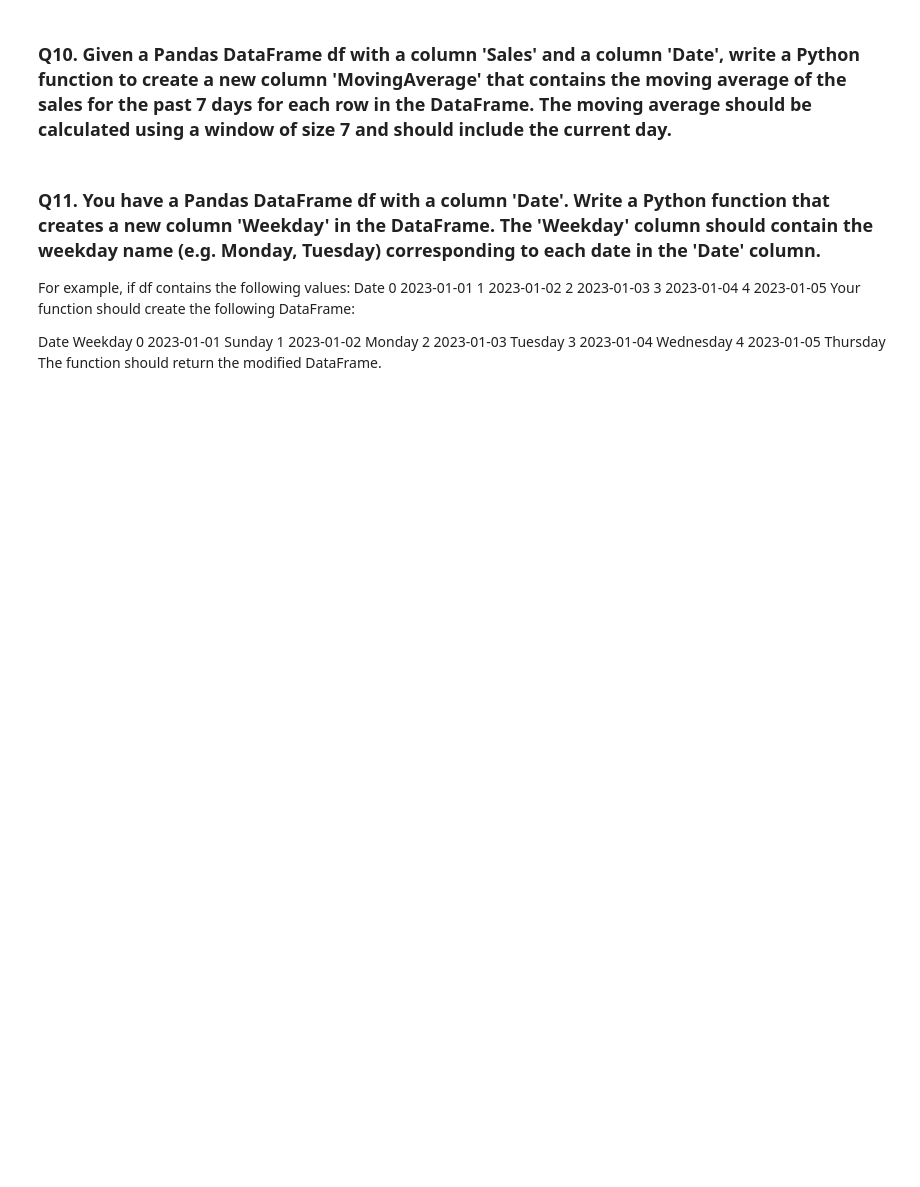
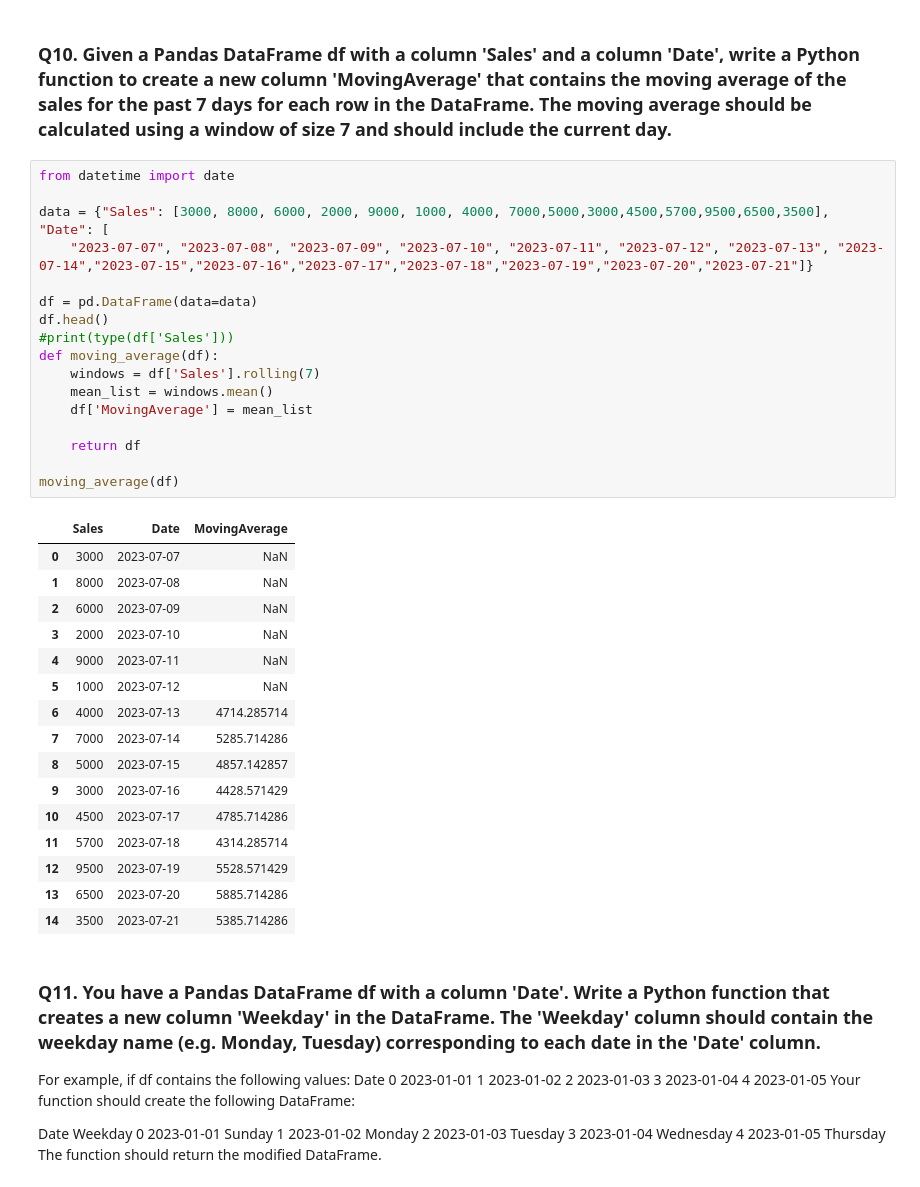
Before and after one commit to prshntshinde/pw-datascience, a Jupyter notebook: practice_sessions/pandas/feb-24-assignment.ipynb, the cells around one changed output. Drawn from its saved outputs; the diff is of its cells as text; blank space fills up the shorter version.

```diff
--- a/practice_sessions/pandas/feb-24-assignment.ipynb
+++ b/practice_sessions/pandas/feb-24-assignment.ipynb
@@ -156,5 +214,39 @@ The function should return a new DataFrame that contains only the selected rows.
 # %% [markdown]
 ### Q10. Given a Pandas DataFrame df with a column 'Sales' and a column 'Date', write a Python function to create a new column 'MovingAverage' that contains the moving average of the sales for the past 7 days for each row in the DataFrame. The moving average should be calculated using a window of size 7 and should include the current day.
+# %%
+from datetime import date
+
+data = {"Sales": [3000, 8000, 6000, 2000, 9000, 1000, 4000, 7000,5000,3000,4500,5700,9500,6500,3500], "Date": [
+    "2023-07-07", "2023-07-08", "2023-07-09", "2023-07-10", "2023-07-11", "2023-07-12", "2023-07-13", "2023-07-14","2023-07-15","2023-07-16","2023-07-17","2023-07-18","2023-07-19","2023-07-20","2023-07-21"]}
+
+df = pd.DataFrame(data=data)
+df.head()
+#print(type(df['Sales']))
+def moving_average(df):
+    windows = df['Sales'].rolling(7)
+    mean_list = windows.mean()
+    df['MovingAverage'] = mean_list
+
+    return df
+
+moving_average(df)
+# %% [output]
+|  | Sales | Date | MovingAverage |
+| 0 | 3000 | 2023-07-07 | NaN |
+| 1 | 8000 | 2023-07-08 | NaN |
+| 2 | 6000 | 2023-07-09 | NaN |
+| 3 | 2000 | 2023-07-10 | NaN |
+| 4 | 9000 | 2023-07-11 | NaN |
+| 5 | 1000 | 2023-07-12 | NaN |
+| 6 | 4000 | 2023-07-13 | 4714.285714 |
+| 7 | 7000 | 2023-07-14 | 5285.714286 |
+| 8 | 5000 | 2023-07-15 | 4857.142857 |
+| 9 | 3000 | 2023-07-16 | 4428.571429 |
+| 10 | 4500 | 2023-07-17 | 4785.714286 |
+| 11 | 5700 | 2023-07-18 | 4314.285714 |
+| 12 | 9500 | 2023-07-19 | 5528.571429 |
+| 13 | 6500 | 2023-07-20 | 5885.714286 |
+| 14 | 3500 | 2023-07-21 | 5385.714286 |
 # %% [markdown]
 ### Q11. You have a Pandas DataFrame df with a column 'Date'. Write a Python function that creates a new column 'Weekday' in the DataFrame. The 'Weekday' column should contain the weekday name (e.g. Monday, Tuesday) corresponding to each date in the 'Date' column.
 For example, if df contains the following values:
```
Also changed, not shown: parts of 6 cells of this notebook.
